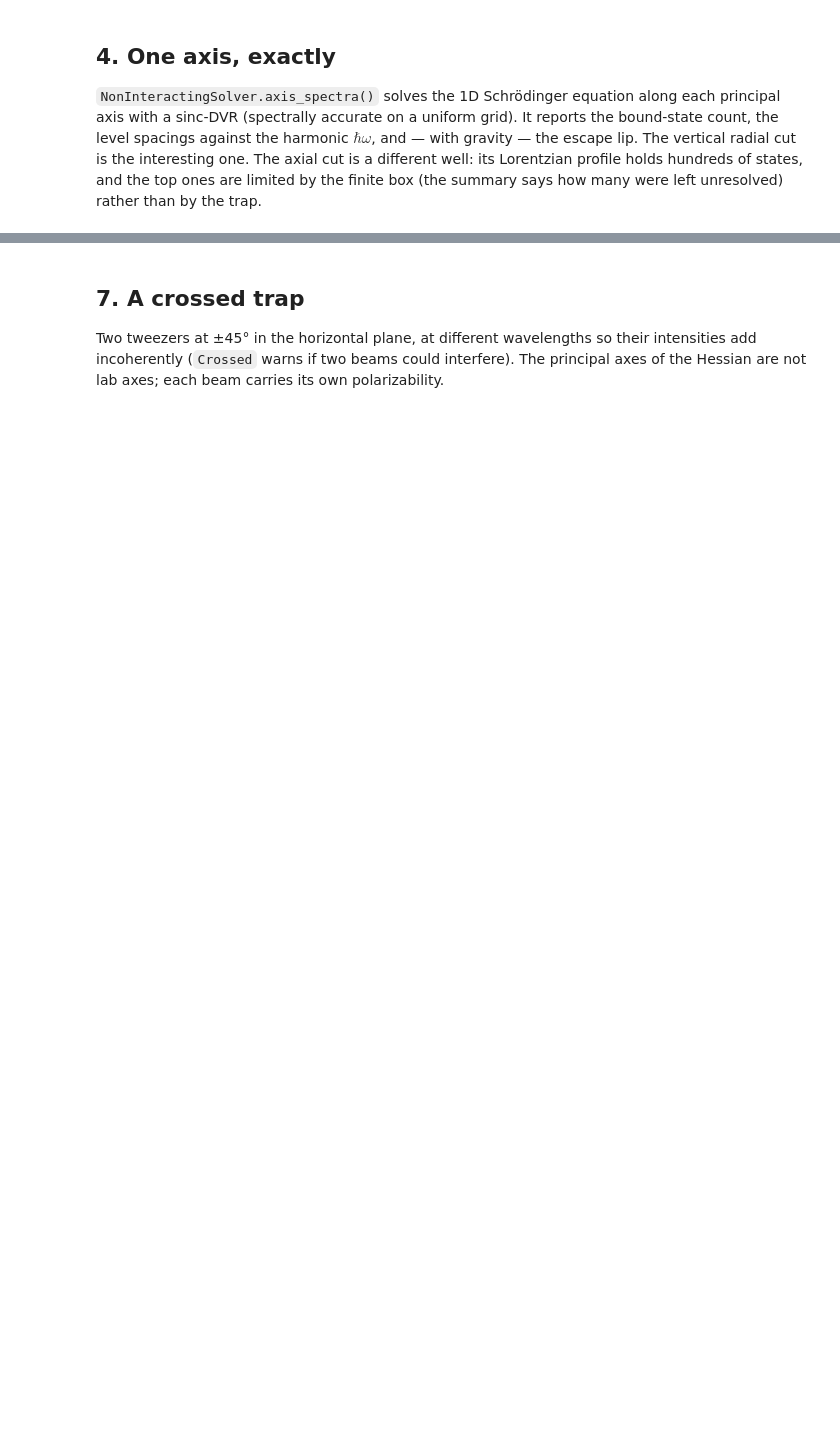
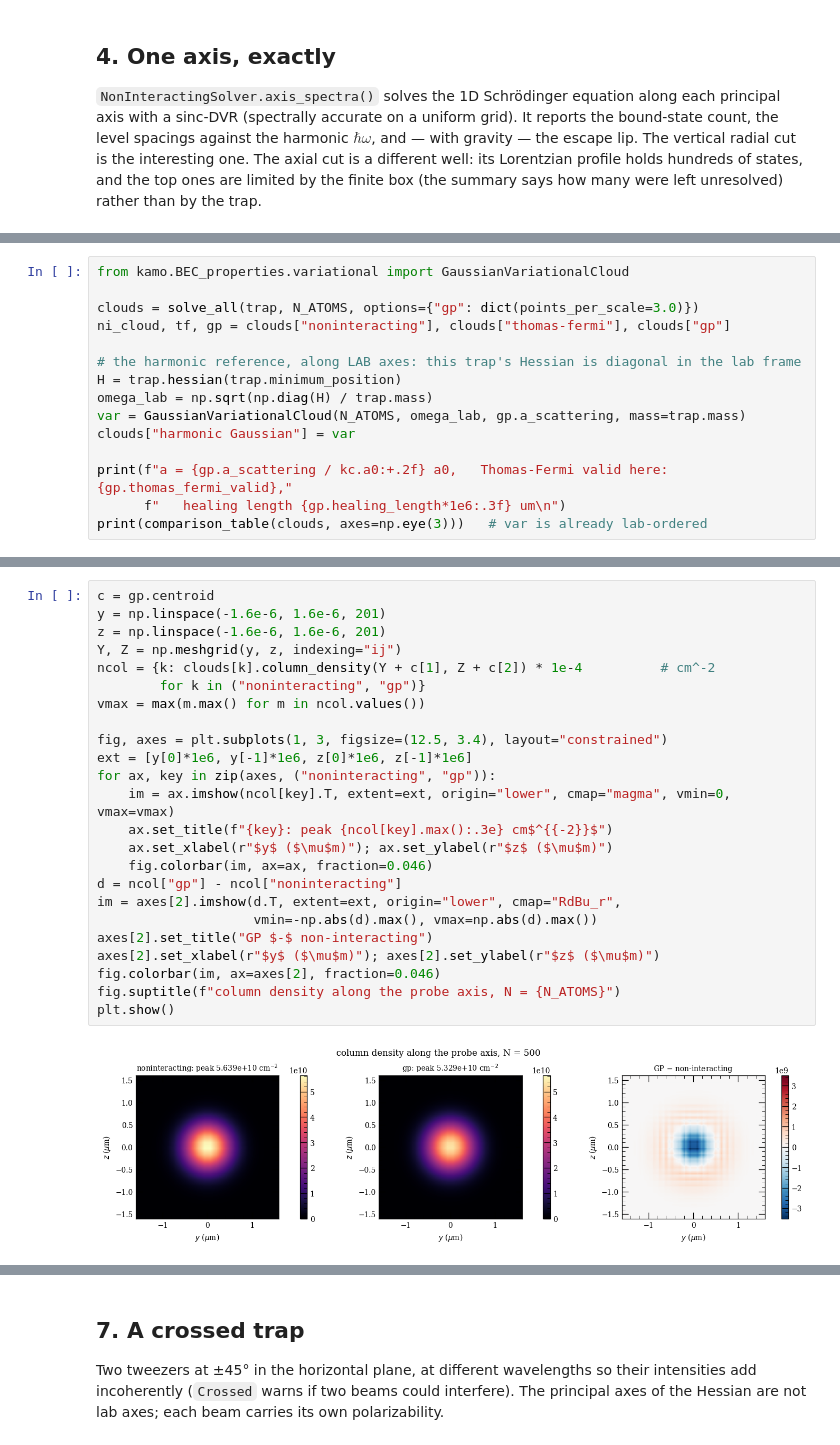
Before and after one commit to ucsb-amo/k-amo, a Jupyter notebook: kamo/trap/examples/trap_demo.ipynb, the cells around one changed output, grey strips where cells are left out. Drawn from its saved outputs; the diff is of its cells as text; blank space fills up the shorter version.

```diff
--- a/kamo/trap/examples/trap_demo.ipynb
+++ b/kamo/trap/examples/trap_demo.ipynb
@@ -330,0 +272,15 @@ peak column density: GP / harmonic Gaussian = 0.917
+# %%
+from kamo.BEC_properties.variational import GaussianVariationalCloud
+
+clouds = solve_all(trap, N_ATOMS, options={"gp": dict(points_per_scale=3.0)})
+ni_cloud, tf, gp = clouds["noninteracting"], clouds["thomas-fermi"], clouds["gp"]
+
+# the harmonic reference, along LAB axes: this trap's Hessian is diagonal in the lab frame
+H = trap.hessian(trap.minimum_position)
+omega_lab = np.sqrt(np.diag(H) / trap.mass)
+var = GaussianVariationalCloud(N_ATOMS, omega_lab, gp.a_scattering, mass=trap.mass)
+clouds["harmonic Gaussian"] = var
+
+print(f"a = {gp.a_scattering / kc.a0:+.2f} a0,   Thomas-Fermi valid here: {gp.thomas_fermi_valid},"
+      f"   healing length {gp.healing_length*1e6:.3f} um\n")
+print(comparison_table(clouds, axes=np.eye(3)))   # var is already lab-ordered
@@ -330,0 +322,26 @@ peak column density: GP / harmonic Gaussian = 0.917
+# %%
+c = gp.centroid
+y = np.linspace(-1.6e-6, 1.6e-6, 201)
+z = np.linspace(-1.6e-6, 1.6e-6, 201)
+Y, Z = np.meshgrid(y, z, indexing="ij")
+ncol = {k: clouds[k].column_density(Y + c[1], Z + c[2]) * 1e-4          # cm^-2
+        for k in ("noninteracting", "gp")}
+vmax = max(m.max() for m in ncol.values())
+
+fig, axes = plt.subplots(1, 3, figsize=(12.5, 3.4), layout="constrained")
+ext = [y[0]*1e6, y[-1]*1e6, z[0]*1e6, z[-1]*1e6]
+for ax, key in zip(axes, ("noninteracting", "gp")):
+    im = ax.imshow(ncol[key].T, extent=ext, origin="lower", cmap="magma", vmin=0, vmax=vmax)
+    ax.set_title(f"{key}: peak {ncol[key].max():.3e} cm$^{{-2}}$")
+    ax.set_xlabel(r"$y$ ($\mu$m)"); ax.set_ylabel(r"$z$ ($\mu$m)")
+    fig.colorbar(im, ax=ax, fraction=0.046)
+d = ncol["gp"] - ncol["noninteracting"]
+im = axes[2].imshow(d.T, extent=ext, origin="lower", cmap="RdBu_r",
+                    vmin=-np.abs(d).max(), vmax=np.abs(d).max())
+axes[2].set_title("GP $-$ non-interacting")
+axes[2].set_xlabel(r"$y$ ($\mu$m)"); axes[2].set_ylabel(r"$z$ ($\mu$m)")
+fig.colorbar(im, ax=axes[2], fraction=0.046)
+fig.suptitle(f"column density along the probe axis, N = {N_ATOMS}")
+plt.show()
+# %% [output]
+[figure, added]
```
Also changed, not shown: parts of 29 cells of this notebook, 6 other files.
